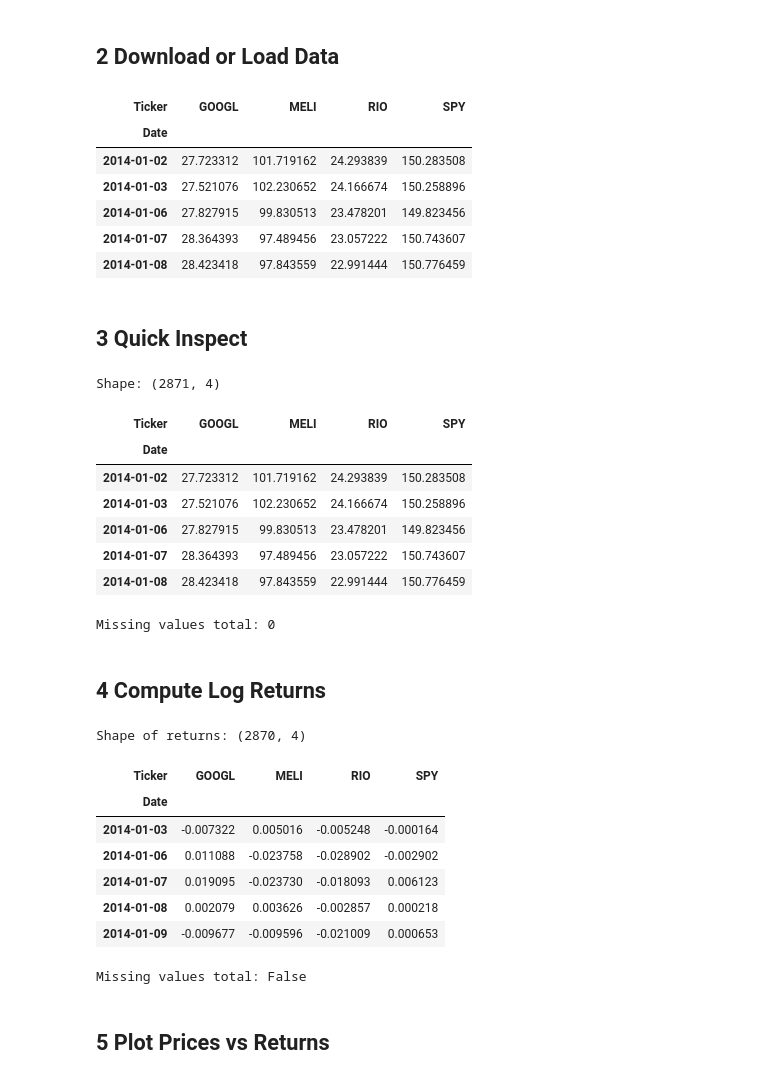
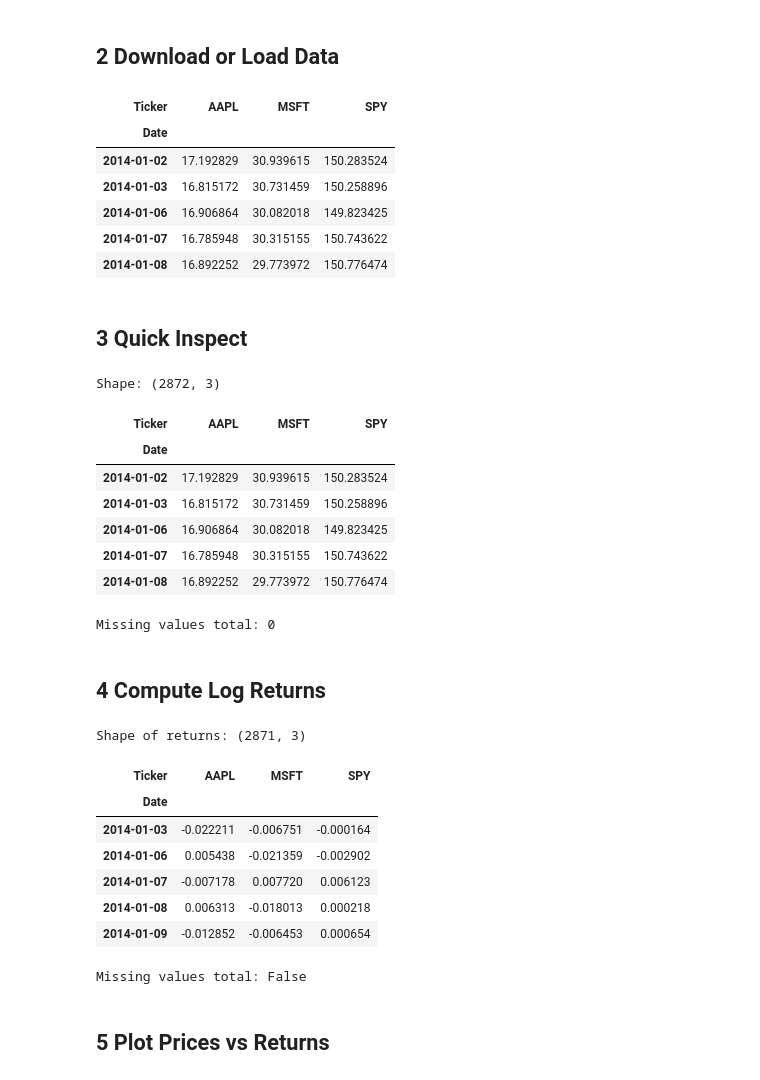
Before and after one commit to lucasdurann/quant-summer-2025, a Jupyter notebook: notebooks/01_prices_vs_returns.ipynb, the cells around one changed output. Saved outputs shown, nothing was run; the diff lists cells and outputs as text; code cells hidden in the pictures.

```diff
--- a/notebooks/01_prices_vs_returns.ipynb
+++ b/notebooks/01_prices_vs_returns.ipynb
@@ -12,38 +12,38 @@ Notebook running from: c:\Tools\miniconda3\envs\quant\python.exe
 # %%
 from pathlib import Path
 import pandas as pd, yfinance as yf
 
 # -------------------Configuration-------------------
-TICKERS     = ["RIO", "GOOGL", "SPY", "MELI"]
+TICKERS     = ["MSFT", "AAPL", "SPY"]
 START_DATE  = "2014-01-01"           # 10-year window
 END_DATE    = None                   # today
 DATA_PATH   = Path("../data/raw_yfinance")
 DATA_PATH.mkdir(parents=True, exist_ok=True)
 CACHE_FILE  = DATA_PATH / "prices_10y.parquet"
 
 # -------------------Load Data-------------------
 prices = yf.download(
         TICKERS,
         start=START_DATE,
         end=END_DATE,
         auto_adjust=True,
         progress=False,
         group_by="column"
     )
 
 # Keep only the 'Close' level and drop rows with all-Na
 prices = prices["Close"].dropna(how="all")
 
 
 prices.head()
 # %% [output]
-| Ticker | GOOGL | MELI | RIO | SPY |
-| Date |  |  |  |  |
-| 2014-01-02 | 27.723312 | 101.719162 | 24.293839 | 150.283508 |
-| 2014-01-03 | 27.521076 | 102.230652 | 24.166674 | 150.258896 |
-| 2014-01-06 | 27.827915 | 99.830513 | 23.478201 | 149.823456 |
-| 2014-01-07 | 28.364393 | 97.489456 | 23.057222 | 150.743607 |
-| 2014-01-08 | 28.423418 | 97.843559 | 22.991444 | 150.776459 |
+| Ticker | AAPL | MSFT | SPY |
+| Date |  |  |  |
+| 2014-01-02 | 17.192829 | 30.939615 | 150.283524 |
+| 2014-01-03 | 16.815172 | 30.731459 | 150.258896 |
+| 2014-01-06 | 16.906864 | 30.082018 | 149.823425 |
+| 2014-01-07 | 16.785948 | 30.315155 | 150.743622 |
+| 2014-01-08 | 16.892252 | 29.773972 | 150.776474 |
 # %% [markdown]
 ## 3 Quick Inspect
 # %%
@@ -51,14 +51,14 @@ print("Shape:", prices.shape)
 display(prices.head())
 print("Missing values total:", prices.isna().sum().sum())
 # %% [output]
-Shape: (2871, 4)
+Shape: (2872, 3)
-| Ticker | GOOGL | MELI | RIO | SPY |
-| Date |  |  |  |  |
-| 2014-01-02 | 27.723312 | 101.719162 | 24.293839 | 150.283508 |
-| 2014-01-03 | 27.521076 | 102.230652 | 24.166674 | 150.258896 |
-| 2014-01-06 | 27.827915 | 99.830513 | 23.478201 | 149.823456 |
-| 2014-01-07 | 28.364393 | 97.489456 | 23.057222 | 150.743607 |
-| 2014-01-08 | 28.423418 | 97.843559 | 22.991444 | 150.776459 |
+| Ticker | AAPL | MSFT | SPY |
+| Date |  |  |  |
+| 2014-01-02 | 17.192829 | 30.939615 | 150.283524 |
+| 2014-01-03 | 16.815172 | 30.731459 | 150.258896 |
+| 2014-01-06 | 16.906864 | 30.082018 | 149.823425 |
+| 2014-01-07 | 16.785948 | 30.315155 | 150.743622 |
+| 2014-01-08 | 16.892252 | 29.773972 | 150.776474 |
 Missing values total: 0
 # %% [markdown]
 ## 4 Compute Log Returns
@@ -73,14 +73,14 @@ print("Shape of returns:", returns.shape)
 display(returns.head())
 print("Missing values total:", returns.isna().any().any())
 # %% [output]
-Shape of returns: (2870, 4)
+Shape of returns: (2871, 3)
-| Ticker | GOOGL | MELI | RIO | SPY |
-| Date |  |  |  |  |
-| 2014-01-03 | -0.007322 | 0.005016 | -0.005248 | -0.000164 |
-| 2014-01-06 | 0.011088 | -0.023758 | -0.028902 | -0.002902 |
-| 2014-01-07 | 0.019095 | -0.023730 | -0.018093 | 0.006123 |
-| 2014-01-08 | 0.002079 | 0.003626 | -0.002857 | 0.000218 |
-| 2014-01-09 | -0.009677 | -0.009596 | -0.021009 | 0.000653 |
+| Ticker | AAPL | MSFT | SPY |
+| Date |  |  |  |
+| 2014-01-03 | -0.022211 | -0.006751 | -0.000164 |
+| 2014-01-06 | 0.005438 | -0.021359 | -0.002902 |
+| 2014-01-07 | -0.007178 | 0.007720 | 0.006123 |
+| 2014-01-08 | 0.006313 | -0.018013 | 0.000218 |
+| 2014-01-09 | -0.012852 | -0.006453 | 0.000654 |
 Missing values total: False
 # %% [markdown]
 ## 5 Plot Prices vs Returns
```
Also changed, not shown: parts of 6 cells of this notebook, 4 other files.
